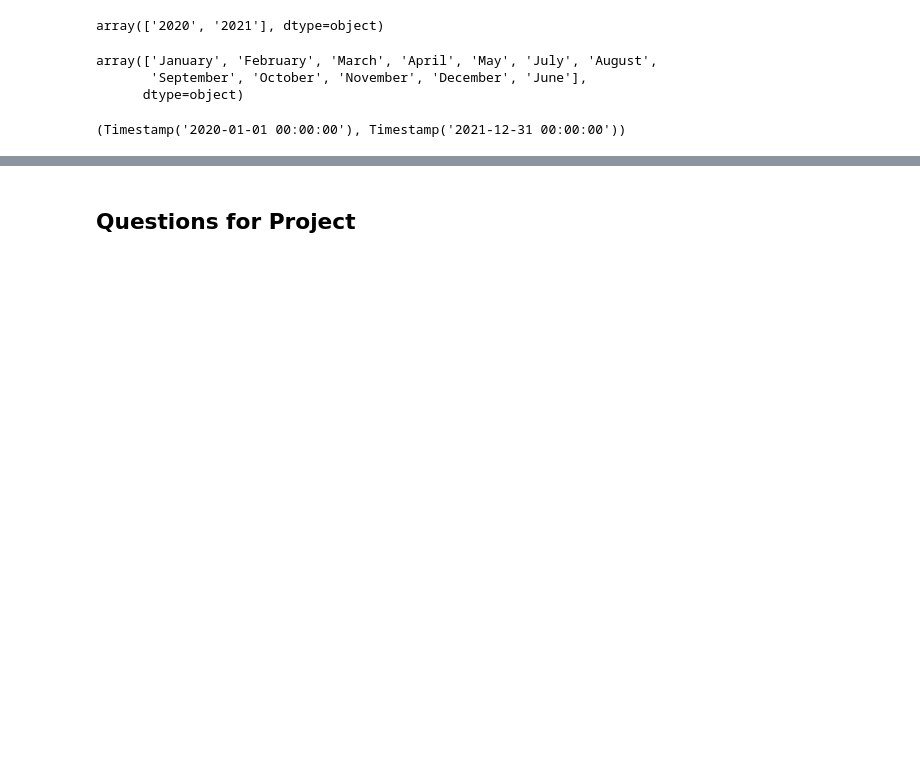
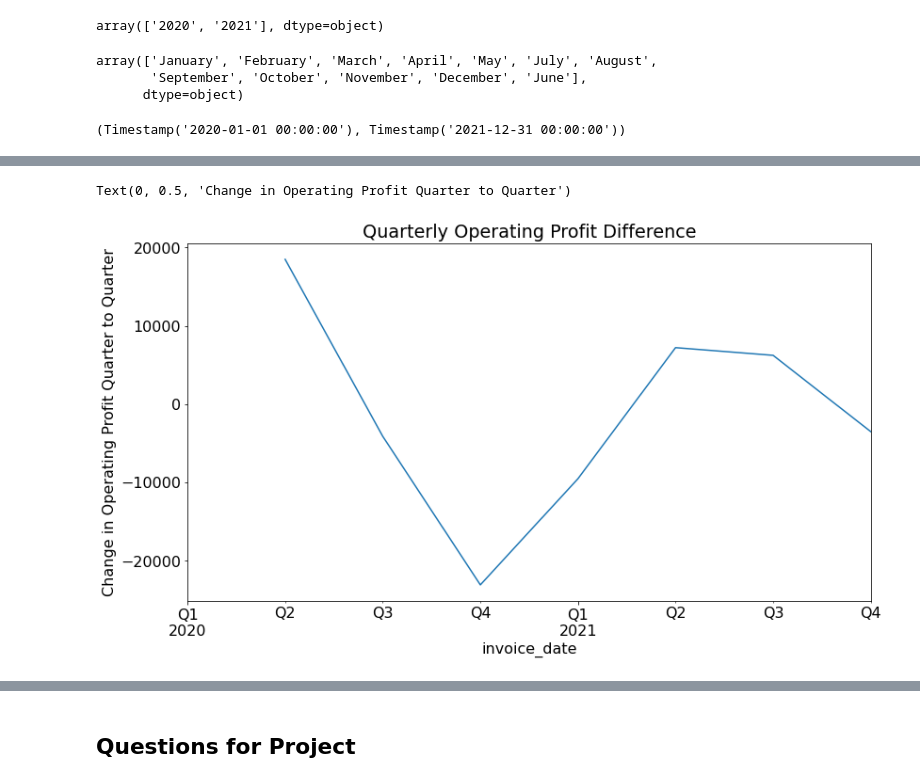
Before and after one commit to allantestaten/adidas_time_series, a Jupyter notebook: explore_time_series.ipynb, the cells around one changed output, grey strips where cells are left out. Cells and saved outputs as stored; diff of their text form; code cells hidden in the pictures; blank space fills up the shorter version.

```diff
--- a/explore_time_series.ipynb
+++ b/explore_time_series.ipynb
@@ -200,0 +133,9 @@ df.resample('M').operating_profit.min().plot()
+# %%
+# Plot the weekly difference in training data
+# Observe whether profit margin varies drastically from Quarter to Quarter or has more of a smooth transition.
+y_quarterly.diff().plot()
+plt.title('Quarterly Operating Profit Difference')
+plt.ylabel('Change in Operating Profit Quarter to Quarter')
+# %% [output]
+Text(0, 0.5, 'Change in Operating Profit Quarter to Quarter')
+[figure, added]
```
Also changed, not shown: parts of 120 cells of this notebook.
